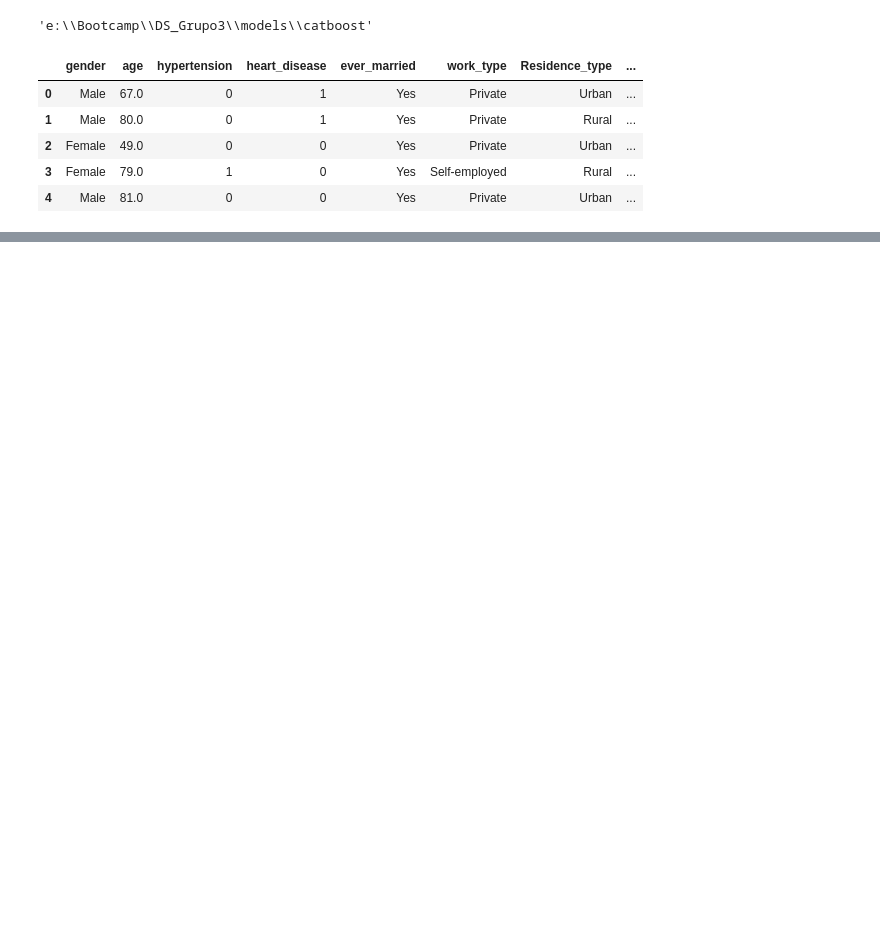
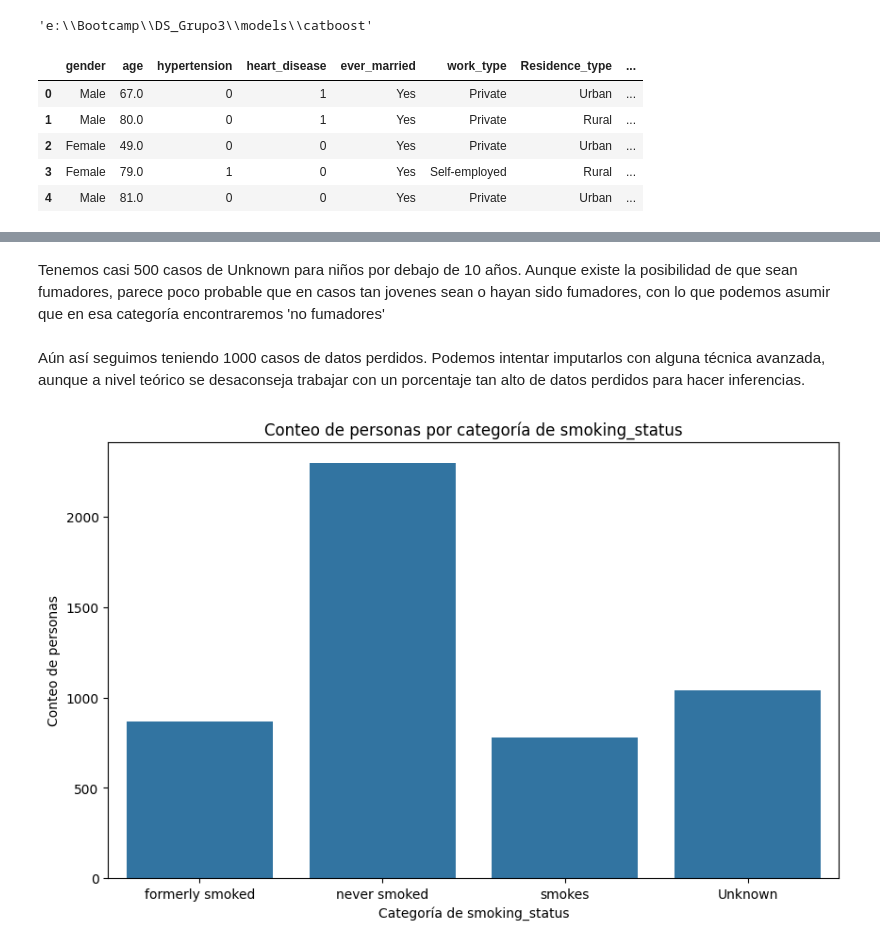
Before and after one commit to carrillo-p/DS_Grupo3, a Jupyter notebook: models/catboost/EDA.ipynb, the cells around one changed output, grey strips where cells are left out. Drawn from its saved outputs; the diff is of its cells as text; code cells hidden in the pictures; blank space fills up the shorter version.

Commit message:
tratamiento de valores perdidos y atipicos

```diff
--- a/models/catboost/EDA.ipynb
+++ b/models/catboost/EDA.ipynb
@@ -26,0 +248,15 @@ df.head()
+# %% [markdown]
+Tenemos casi 500 casos de Unknown para niños por debajo de 10 años. Aunque existe la posibilidad de que sean fumadores, parece poco probable que en casos tan jovenes sean o hayan sido fumadores, con lo que podemos asumir que en esa categoría encontraremos 'no fumadores'
+# %%
+df.loc[(df['smoking_status'] == 'Unknown') & (df['age'] < 10), 'smoking_status'] = 'never smoked'
+# %% [markdown]
+Aún así seguimos teniendo 1000 casos de datos perdidos. Podemos intentar imputarlos con alguna técnica avanzada, aunque a nivel teórico se desaconseja trabajar con un porcentaje tan alto de datos perdidos para hacer inferencias.
+# %%
+plt.figure(figsize=(10, 6))
+sns.countplot(data=df, x='smoking_status')
+plt.title('Conteo de personas por categoría de smoking_status')
+plt.xlabel('Categoría de smoking_status')
+plt.ylabel('Conteo de personas')
+plt.show()
+# %% [output]
+[figure, added]
```
Also changed, not shown: parts of 31 cells of this notebook, 1 other file.
